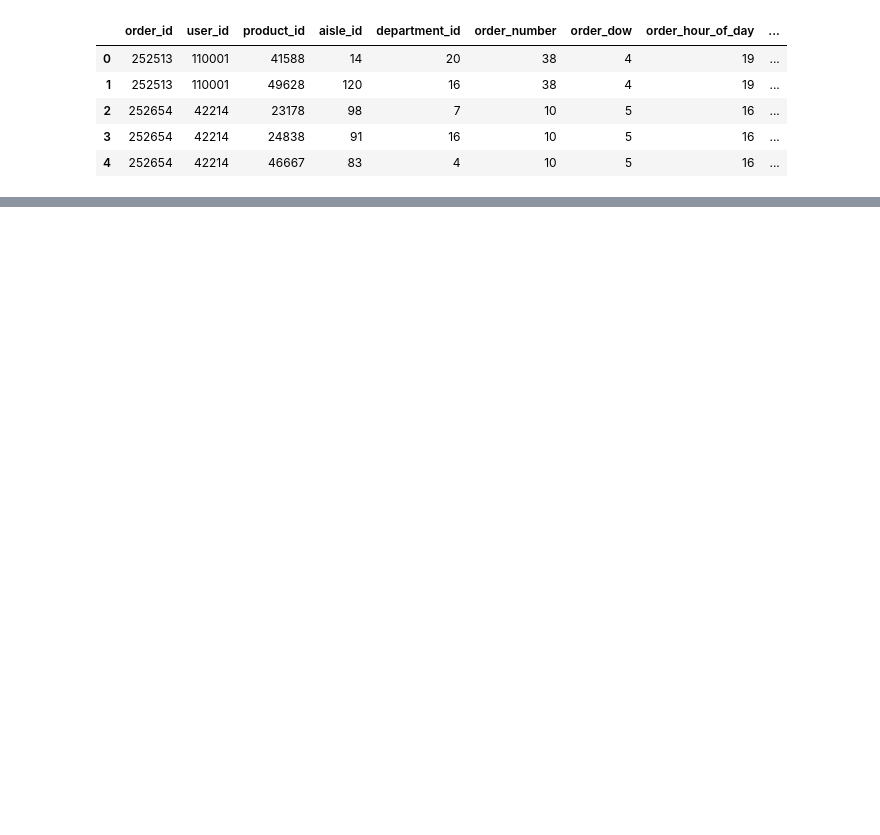
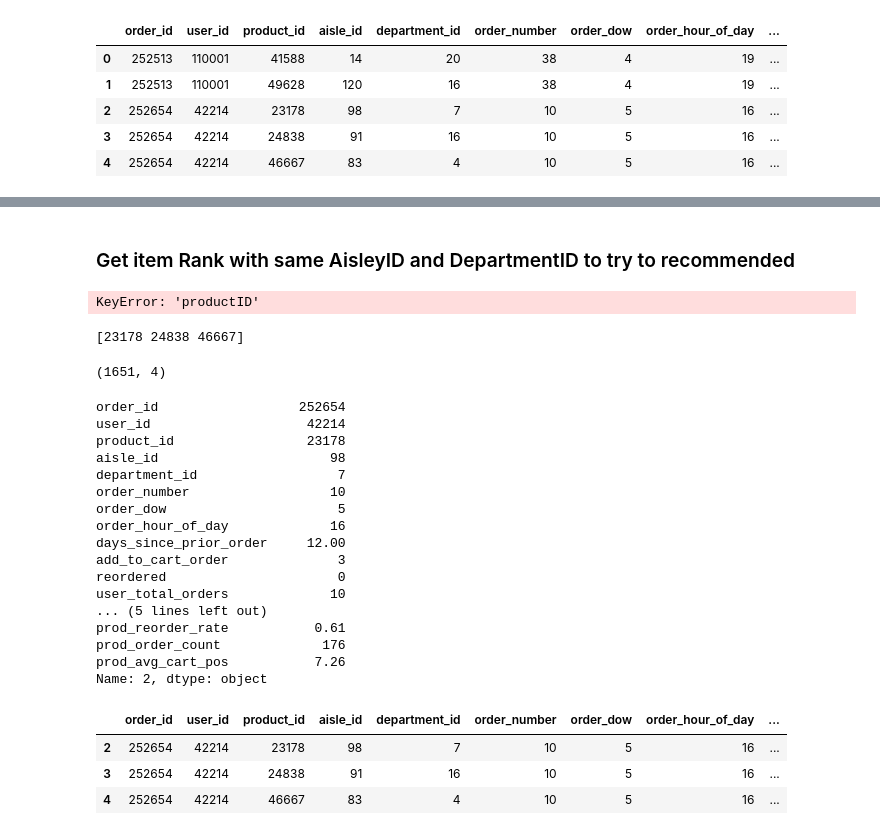
Before and after one commit to masterofray/cooprec_ml-analytics, a Jupyter notebook: notebooks/RC05_DataPrediction_Learning2Rank.ipynb, the cells around one changed output, grey strips where cells are left out. Cells and saved outputs as stored; diff of their text form; code cells hidden in the pictures; blank space fills up the shorter version.

```diff
--- a/notebooks/RC05_DataPrediction_Learning2Rank.ipynb
+++ b/notebooks/RC05_DataPrediction_Learning2Rank.ipynb
@@ -166,0 +230,3 @@ display(test_df.head())
+# %%
+Q3 = f"SELECT * FROM ProductsData;"
+DataProduct = con.execute(Q3).fetchdf()
@@ -166,0 +394,2 @@ display(test_df.head())
+# %% [markdown]
+### Get item Rank with same AisleyID and DepartmentID to try to recommended
@@ -166,0 +480,25 @@ display(test_df.head())
+# %%
+TheFeature = ['order_number', 'order_dow', 'days_since_prior_order',
+       'add_to_cart_order', 'user_total_orders', 'user_avg_days_between',
+       'user_avg_cart_pos', 'user_total_reorders', 'prod_total_reorders',
+       'prod_reorder_rate', 'prod_order_count', 'prod_avg_cart_pos']
+
+user_list = [110001, 42214]
+
+# 3. Execute the pipeline
+if __name__ == "__main__":
+    # This calls the 3-function system we built
+    recommendation_dict = run_recommendation_pipeline(
+        user_ids=user_list,
+        full_dataset=test_df,      # Your historical/test data
+        data_product=DataProduct,  # Your product catalog
+        model_path=MFP,
+        features=TheFeature,
+        n_jobs=-1                  # Use all CPU cores
+    )
+
+    # 4. Convert the dictionary to your requested DataFrame format
+    # Using the helper function we created earlier
+    final_report_02 = get_readable_recommendations(recommendation_dict, DataProduct)
+# %% [output]
+KeyError: 'productID'
@@ -166,0 +514,48 @@ display(test_df.head())
+# %%
+usid = 42214
+user_history = test_df[test_df['user_id'] == usid]
+
+# 2. Get user's preferred categories
+user_aisles = user_history['aisle_id'].unique()
+user_depts = user_history['department_id'].unique()
+bought_ids = user_history['product_id'].unique()
+
+print(bought_ids)
+
+# 3. Filter DataProduct for new items in those categories
+# This ensures we are only looking at the product catalog
+new_items = DataProduct[
+    ((DataProduct['aisle_id'].isin(user_aisles)) &
+        (DataProduct['department_id'].isin(user_depts))) &
+    (~DataProduct['product_id'].isin(bought_ids))
+].copy()
+
+display(new_items.shape)
+
+print(user_history.iloc[0])
+
+display(user_history)
+# %% [output]
+[23178 24838 46667]
+(1651, 4)
+order_id                  252654
+user_id                    42214
+product_id                 23178
+aisle_id                      98
+department_id                  7
+order_number                  10
+order_dow                      5
+order_hour_of_day             16
+days_since_prior_order     12.00
+add_to_cart_order              3
+reordered                      0
+user_total_orders             10
+... (5 lines left out)
+prod_reorder_rate           0.61
+prod_order_count             176
+prod_avg_cart_pos           7.26
+Name: 2, dtype: object
+|  | order_id | user_id | product_id | aisle_id | department_id | order_number | order_dow | order_hour_of_day | ... |
+| 2 | 252654 | 42214 | 23178 | 98 | 7 | 10 | 5 | 16 | ... |
+| 3 | 252654 | 42214 | 24838 | 91 | 16 | 10 | 5 | 16 | ... |
+| 4 | 252654 | 42214 | 46667 | 83 | 4 | 10 | 5 | 16 | ... |
```
Also changed, not shown: parts of 39 cells of this notebook, 17 other files.
